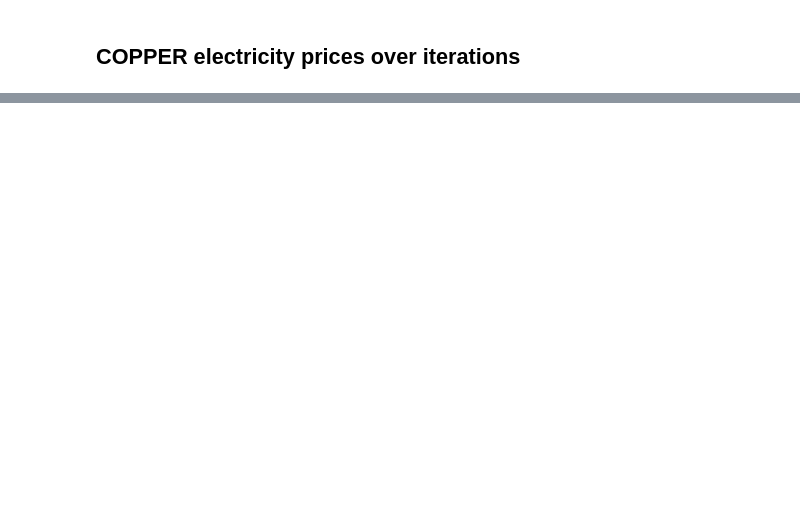
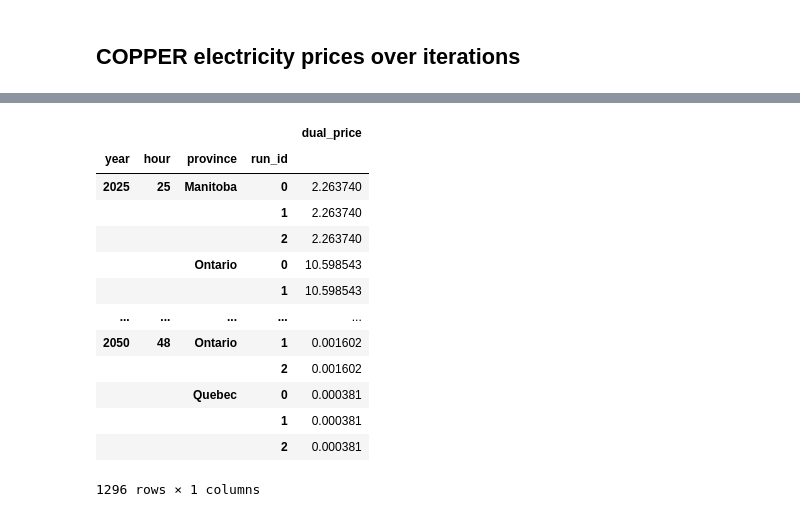
Before and after one commit to david-huck/canadopt, a Jupyter notebook: sandbox.ipynb, the cells around one changed output, grey strips where cells are left out. Cells and saved outputs as stored; diff of their text form; code cells hidden in the pictures; blank space fills up the shorter version.

```diff
--- a/sandbox.ipynb
+++ b/sandbox.ipynb
@@ -208,5 +213,21 @@ n_days: 1, using run_days_test: [2]
 # %%
 el_price_df = el_price_df.groupby(["year","hour","province","run_id"]).mean()
+el_price_df
+# %% [output]
+|  |  |  |  | dual_price |
+| year | hour | province | run_id |  |
+| 2025 | 25 | Manitoba | 0 | 2.263740 |
+|  |  |  | 1 | 2.263740 |
+|  |  |  | 2 | 2.263740 |
+|  |  | Ontario | 0 | 10.598543 |
+|  |  |  | 1 | 10.598543 |
+| ... | ... | ... | ... | ... |
+| 2050 | 48 | Ontario | 1 | 0.001602 |
+|  |  |  | 2 | 0.001602 |
+|  |  | Quebec | 0 | 0.000381 |
+|  |  |  | 1 | 0.000381 |
+|  |  |  | 2 | 0.000381 |
+1296 rows × 1 columns
 # %%
 import plotly.express as px
 
```
Also changed, not shown: parts of 8 cells of this notebook, 3 other files.
